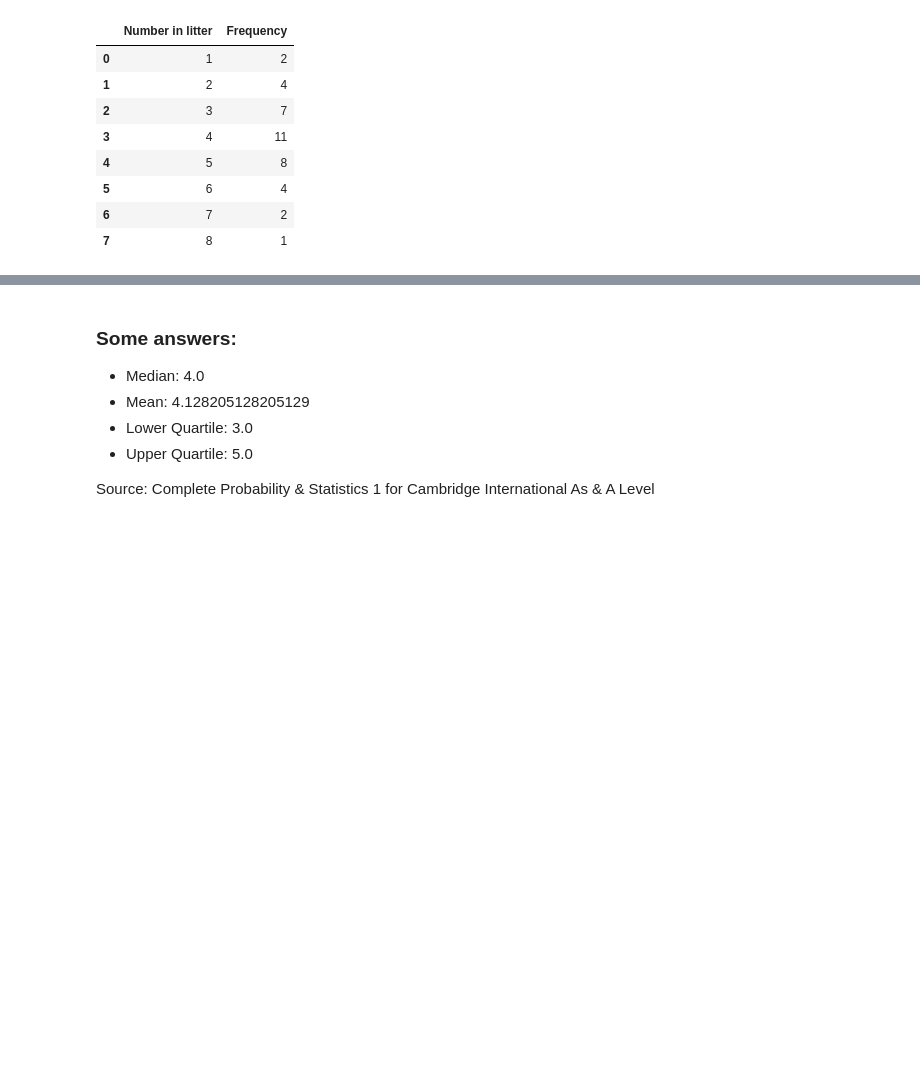
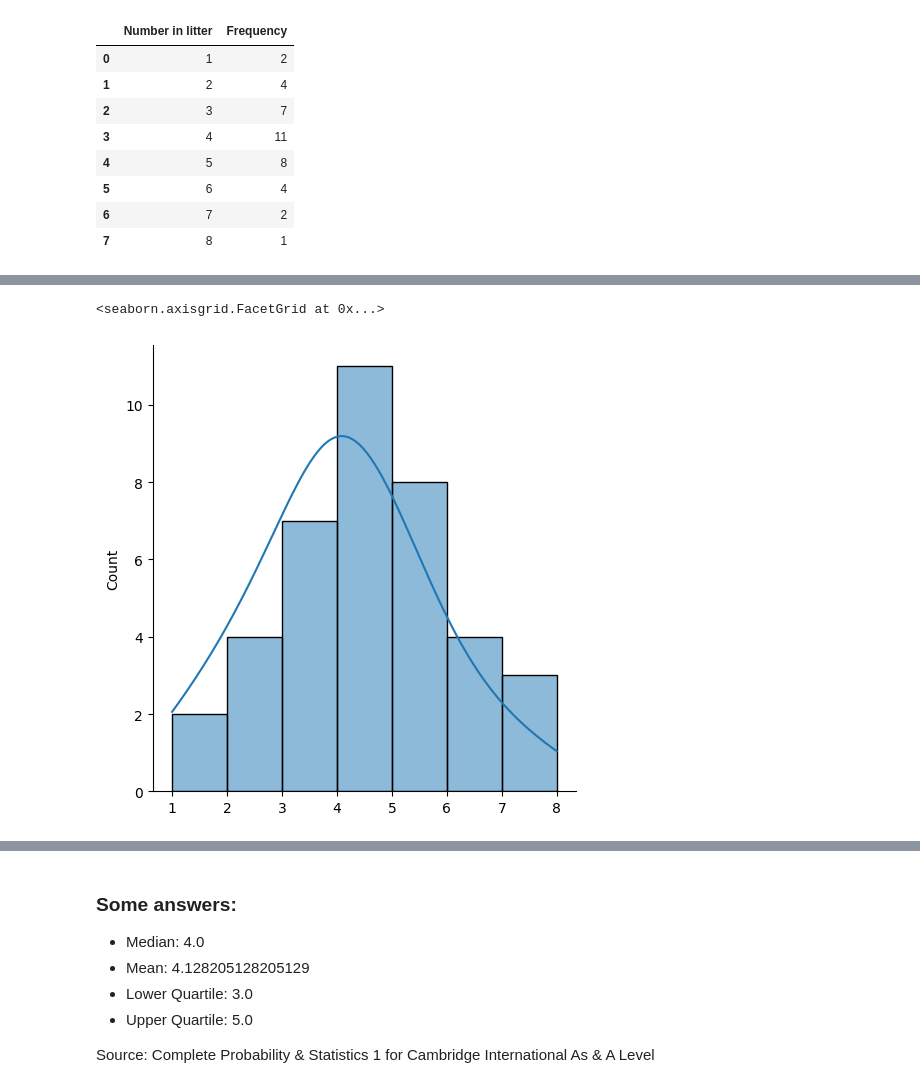
Before and after one commit to Vincent-Gielen/dsai-ex, a Jupyter notebook: 2-analysis-1-var/lab-2.03-kitten-litters.ipynb, the cells around one changed output, grey strips where cells are left out. Drawn from its saved outputs; the diff is of its cells as text; code cells hidden in the pictures; blank space fills up the shorter version.

```diff
--- a/2-analysis-1-var/lab-2.03-kitten-litters.ipynb
+++ b/2-analysis-1-var/lab-2.03-kitten-litters.ipynb
@@ -40,0 +73,5 @@ kittens
+# %%
+sns.displot(data=kittensArray, kde=True)
+# %% [output]
+<seaborn.axisgrid.FacetGrid at 0x...>
+[figure, added]
```
Also changed, not shown: parts of 5 cells of this notebook.
